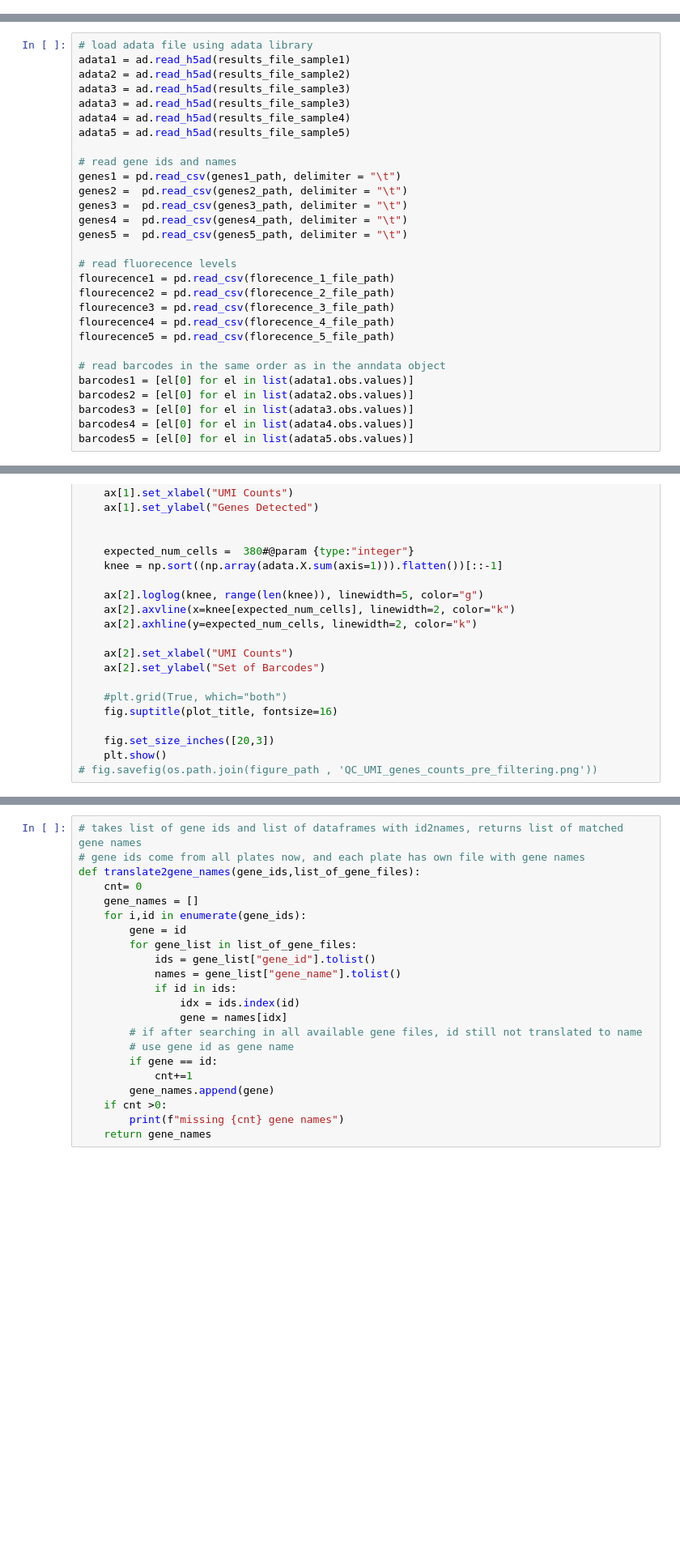
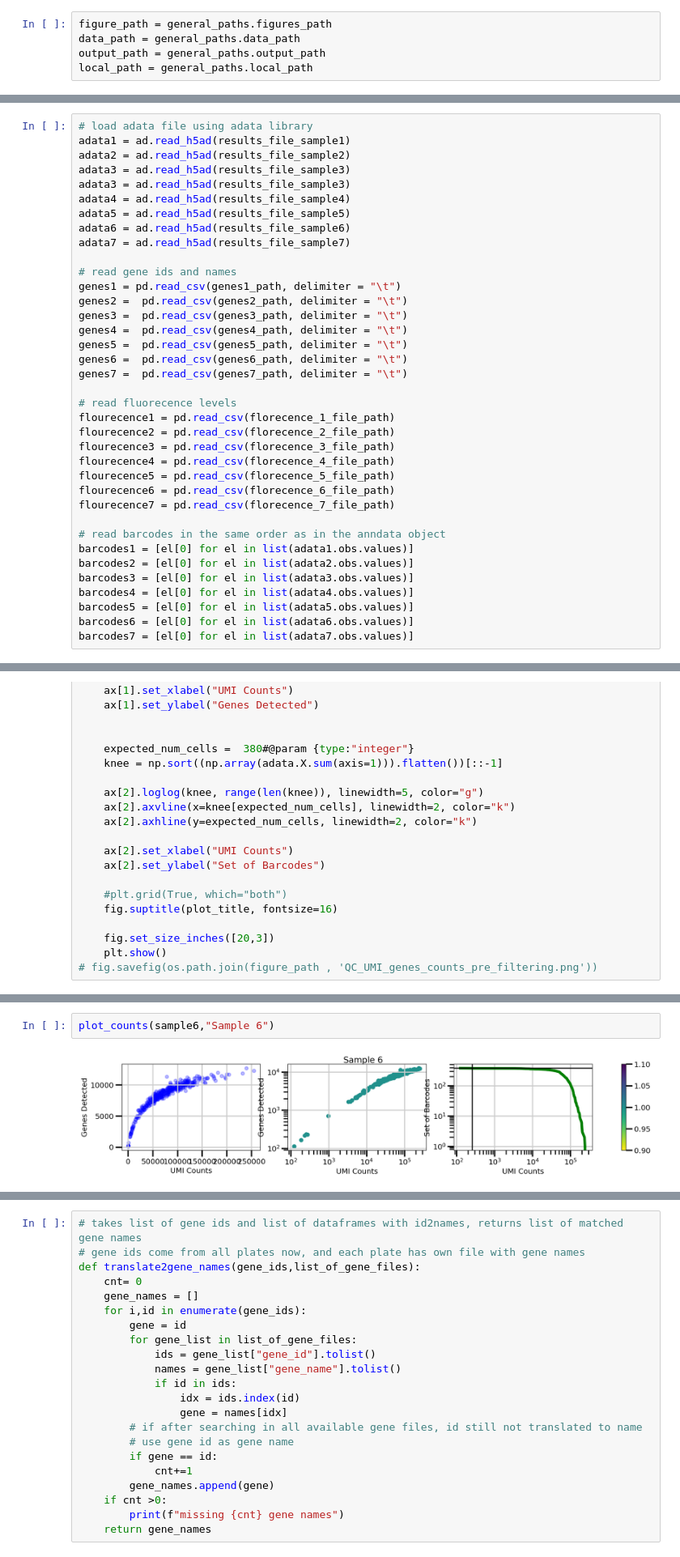
Before and after one commit to ilo21/single_cell_sequencing, a Jupyter notebook: from_rds_2_single_plateQC.ipynb, the cells around one changed output, grey strips where cells are left out. Shown at 81% size. Saved outputs shown, nothing was run; the diff lists cells and outputs as text; blank space fills up the shorter version.

```diff
--- a/from_rds_2_single_plateQC.ipynb
+++ b/from_rds_2_single_plateQC.ipynb
@@ -68,0 +34,5 @@ genes5_path = r'C:\Users\ilosz01\OneDrive - Linköpings universitet\MarcinLab\Si
+# %%
+figure_path = general_paths.figures_path
+data_path = general_paths.data_path
+output_path = general_paths.output_path
+local_path = general_paths.local_path
@@ -74,6 +91,8 @@ adata3 = ad.read_h5ad(results_file_sample3)
 adata3 = ad.read_h5ad(results_file_sample3)
 adata4 = ad.read_h5ad(results_file_sample4)
 adata5 = ad.read_h5ad(results_file_sample5)
+adata6 = ad.read_h5ad(results_file_sample6)
+adata7 = ad.read_h5ad(results_file_sample7)
 
 # read gene ids and names
 genes1 = pd.read_csv(genes1_path, delimiter = "\t")
@@ -81,6 +100,8 @@ genes2 =  pd.read_csv(genes2_path, delimiter = "\t")
 genes3 =  pd.read_csv(genes3_path, delimiter = "\t")
 genes4 =  pd.read_csv(genes4_path, delimiter = "\t")
 genes5 =  pd.read_csv(genes5_path, delimiter = "\t")
+genes6 =  pd.read_csv(genes6_path, delimiter = "\t")
+genes7 =  pd.read_csv(genes7_path, delimiter = "\t")
 
 # read fluorecence levels
 flourecence1 = pd.read_csv(florecence_1_file_path)
@@ -88,6 +109,8 @@ flourecence2 = pd.read_csv(florecence_2_file_path)
 flourecence3 = pd.read_csv(florecence_3_file_path)
 flourecence4 = pd.read_csv(florecence_4_file_path)
 flourecence5 = pd.read_csv(florecence_5_file_path)
+flourecence6 = pd.read_csv(florecence_6_file_path)
+flourecence7 = pd.read_csv(florecence_7_file_path)
 
 # read barcodes in the same order as in the anndata object
 barcodes1 = [el[0] for el in list(adata1.obs.values)]
@@ -95,4 +118,6 @@ barcodes2 = [el[0] for el in list(adata2.obs.values)]
 barcodes3 = [el[0] for el in list(adata3.obs.values)]
 barcodes4 = [el[0] for el in list(adata4.obs.values)]
 barcodes5 = [el[0] for el in list(adata5.obs.values)]
+barcodes6 = [el[0] for el in list(adata6.obs.values)]
+barcodes7 = [el[0] for el in list(adata7.obs.values)]
 # %%
@@ -199,0 +233,4 @@ plot_counts(sample5,"Sample 5")
+# %%
+plot_counts(sample6,"Sample 6")
+# %% [output]
+[figure, added]
```
Also changed, not shown: parts of 34 cells of this notebook, 13 other files.
